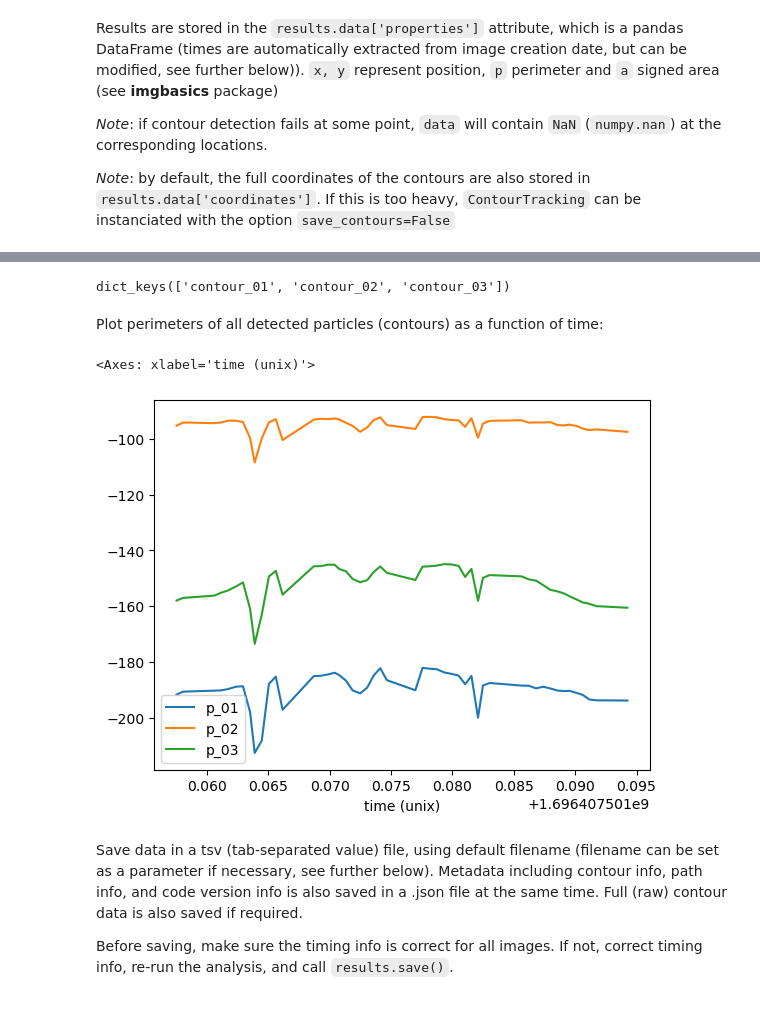
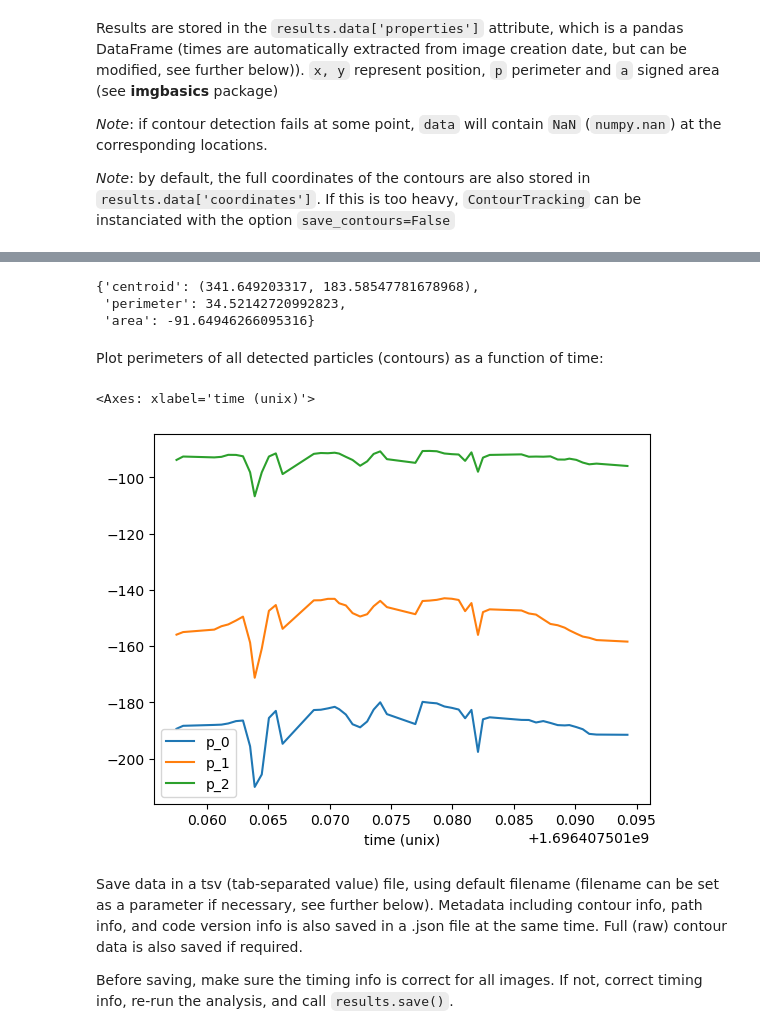
Before and after one commit to ovinc/imgseries, a Jupyter notebook: examples/examples_analysis/ContourTracking.ipynb, the cells around one changed output, grey strips where cells are left out. Drawn from its saved outputs; the diff is of its cells as text; code cells hidden in the pictures.

Commit message:
Important refactoring of ContourTracking class, does not fully work yet

```diff
--- a/examples/examples_analysis/ContourTracking.ipynb
+++ b/examples/examples_analysis/ContourTracking.ipynb
@@ -34,5 +34,5 @@ ct = ContourTracking(images, savepath='../data/untracked_data/')
 The line below assumes that contours to follow have already been defined and saved in the metadata file (see details further below)
 # %%
 # Load pre-defined contours, see below how to define them directly
-ct.contours.load('../for-tests-do-not-modify/Img_ContourTracking')
+ct.contour_selection.load('../for-tests-do-not-modify/Img_ContourTracking')
 # %%
@@ -63,14 +63,16 @@ ct.results.data['properties'].tail()
-# %%
-ct.results.data['coordinates']['num_00013'].keys()
-# %% [output]
-dict_keys(['contour_01', 'contour_02', 'contour_03'])
+# %%
+ct.results.data['contours'][13][2].properties.data
+# %% [output]
+{'centroid': (341.649203317, 183.58547781678968),
+ 'perimeter': 34.52142720992823,
+ 'area': -91.64946266095316}
 # %% [markdown]
 Plot perimeters of all detected particles (contours) as a function of time:
 # %%
-ct.results.data['properties'].set_index('time (unix)').filter(like='p').plot()
+ct.results.data['table'].set_index('time (unix)').filter(like='p').plot()
 # %% [output]
 <Axes: xlabel='time (unix)'>
-[figure, old version]
+[figure, new version]
 # %% [markdown]
 Save data in a tsv (tab-separated value) file, using default filename (filename can be set as a parameter if necessary, see further below). Metadata including contour info, path info, and code version info is also saved in a .json file at the same time. Full (raw) contour data is also saved if required.
 
```
Also changed, not shown: parts of 6 cells of this notebook, 5 other files.
